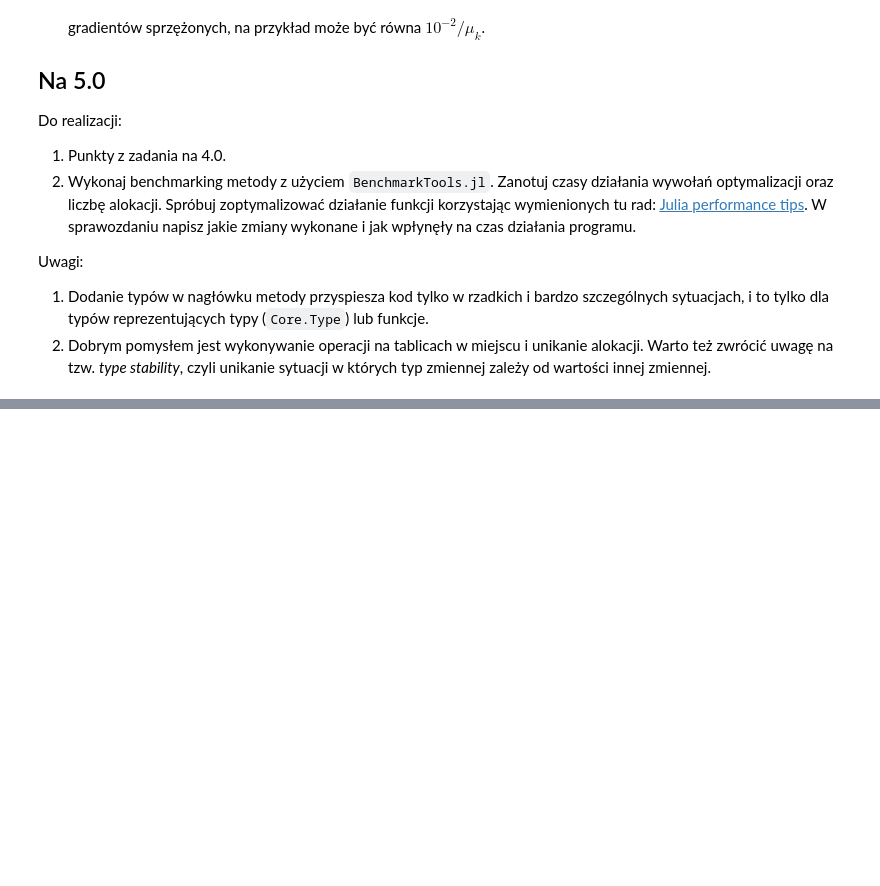
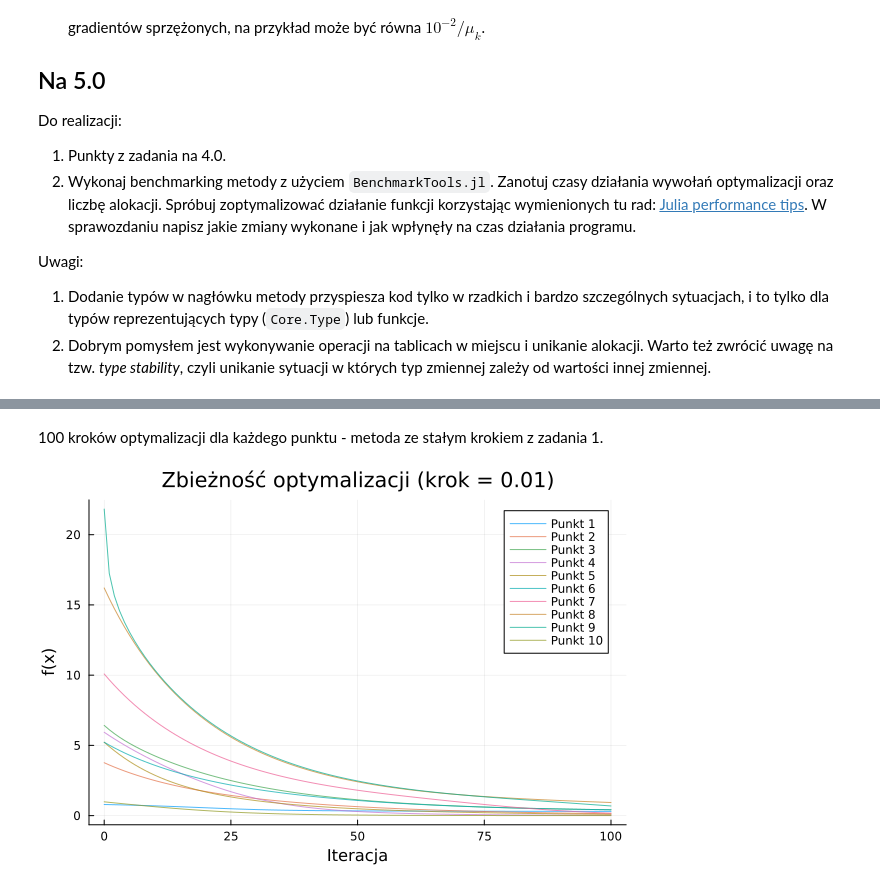
Before and after one commit to esarna/metody-i-algorytmy-optymalizacji, a Jupyter notebook: lab2/zad2.ipynb, the cells around one changed output, grey strips where cells are left out. Saved outputs shown, nothing was run; the diff lists cells and outputs as text; code cells hidden in the pictures; blank space fills up the shorter version.

Commit message:
start on zad2

```diff
--- a/lab2/zad2.ipynb
+++ b/lab2/zad2.ipynb
@@ -53,0 +61,13 @@ Uwagi:
+# %%
+function f(x::Vector)
+    return 2*x[1]^2 - 1.05*x[1]^4 + x[1]^6/6 + x[1]*x[2] + x[2]^2
+end
+
+# Gradient funkcji
+function grad_f!(g::Vector, x::Vector)
+    g[1] = 4*x[1] - 4.2*x[1]^3 + x[1]^5 + x[2]
+    g[2] = x[1] + 2*x[2]
+end
+
+# Dziedzina: [-5, 5] x [-5, 5]
+const DOMAIN = (-5.0, 5.0)
@@ -53,0 +80,12 @@ Uwagi:
+# %%
+# Losowanie 10 punktów z dziedziny DOMAIN × DOMAIN
+Random.seed!(42)
+function rand_uniform(a, b)
+    return [rand() * (b - a) + a, rand() * (b - a) + a]
+end
+
+starting_points = [rand_uniform(DOMAIN[1], DOMAIN[2]) for _ in 1:10]
+println("Wylosowane punkty startowe:")
+for (i, p) in enumerate(starting_points)
+    println("  $i: x = $(round.(p, digits=2))")
+end
@@ -53,0 +148,20 @@ Uwagi:
+# %% [markdown]
+100 kroków optymalizacji dla każdego punktu - metoda ze stałym krokiem z zadania 1.
+# %%
+step_size = 0.01
+all_histories = []
+
+for x0 in starting_points
+    _, hist = optimize_with_history(f, grad_f!, x0, step=step_size, maxiter=100)
+    push!(all_histories, hist)
+end
+
+# Wykres
+p = plot(title="Zbieżność optymalizacji (krok = $step_size)",
+         xlabel="Iteracja", ylabel="f(x)", legend=:topright)
+for (i, hist) in enumerate(all_histories)
+    plot!(p, 0:100, hist, label="Punkt $i", alpha=0.7)
+end
+display(p)
+# %% [output]
+[figure, added]
```
Also changed, not shown: parts of 20 cells of this notebook.
